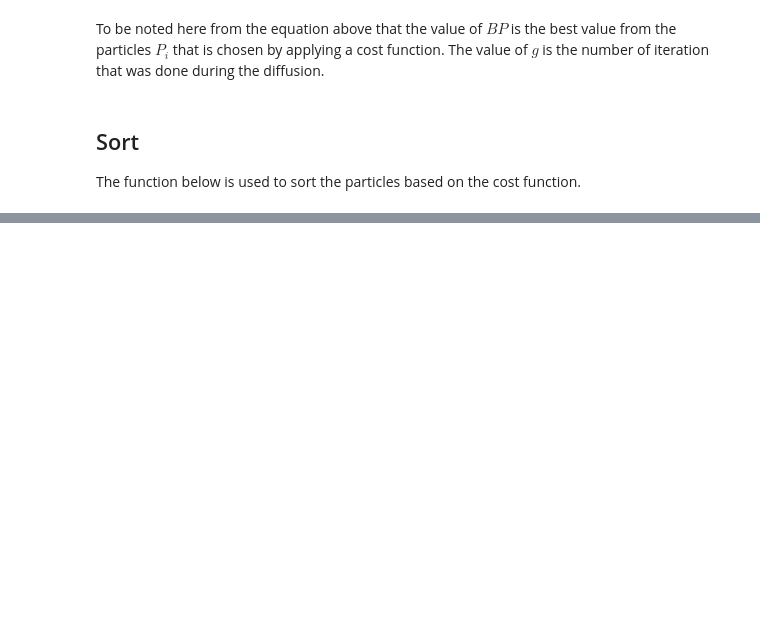
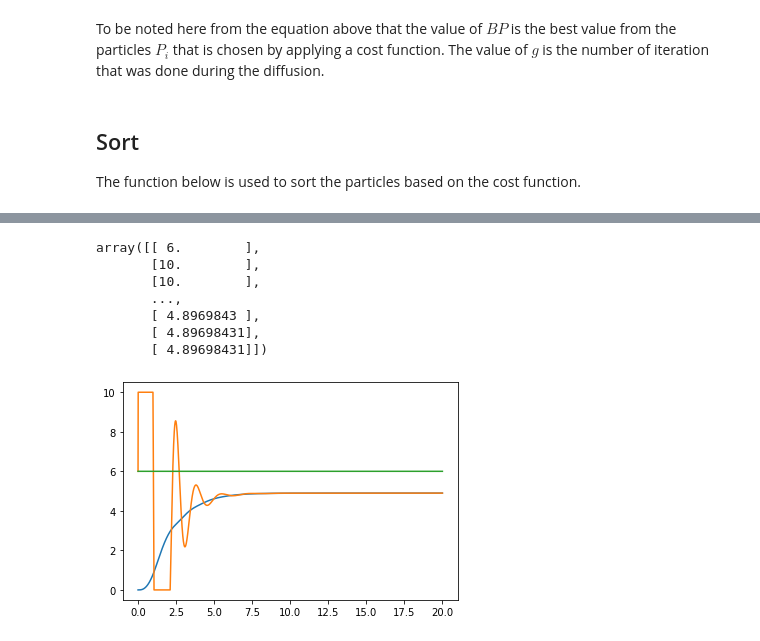
Before and after one commit to Vermillord/KP_Codes, a Jupyter notebook: KP_Notes.ipynb, the cells around one changed output, grey strips where cells are left out. Drawn from its saved outputs; the diff is of its cells as text; code cells hidden in the pictures; blank space fills up the shorter version.

Commit message:
added PID control

```diff
--- a/KP_Notes.ipynb
+++ b/KP_Notes.ipynb
@@ -1382,5 +1331,0 @@ array([0.6506872 , 0.04752142])
-# %%
-y = np.random.uniform(-1, 1, (25, 2))
-print(y)
-print(y[0][0], y[0][1])
-print(np.random.choice(y[:,0]))
@@ -1465,0 +1361,10 @@ array([[-0.84400715, -0.92356415],
+# %%
+# Create the transfer function
+sys = co.tf([1],[1, 3, 2, 1])
+
+# Define the time interval 0.01 s time step
+t = np.arange(int(30/0.01))*0.01
+# %%
+# Change from s-domain to state space
+sys_ss = co.tf2ss(sys)
+sys_ss
@@ -1465,0 +1383,11 @@ array([[-0.84400715, -0.92356415],
+# %%
+A = np.array(sys_ss.A)
+B = np.array(sys_ss.B)
+C = np.array(sys_ss.C)
+D = np.array(sys_ss.D)
+
+def dynamics(x, u):
+    # Apply the state space equation for x dot
+    x_dot = np.ravel(np.dot(A, x))+ np.ravel(np.dot(B, u))
+
+    return x_dot
@@ -1465,0 +1458,15 @@ array([[-0.84400715, -0.92356415],
+# %%
+kp = 4.0
+ki = 2.5
+kd = 5.0
+
+PID_Control(100, 0, 20, 6, kp, ki, kd)
+# %% [output]
+array([[ 6.        ],
+       [10.        ],
+       [10.        ],
+       ...,
+       [ 4.8969843 ],
+       [ 4.89698431],
+       [ 4.89698431]])
+[figure, added]
```
Also changed, not shown: parts of 22 cells of this notebook.
